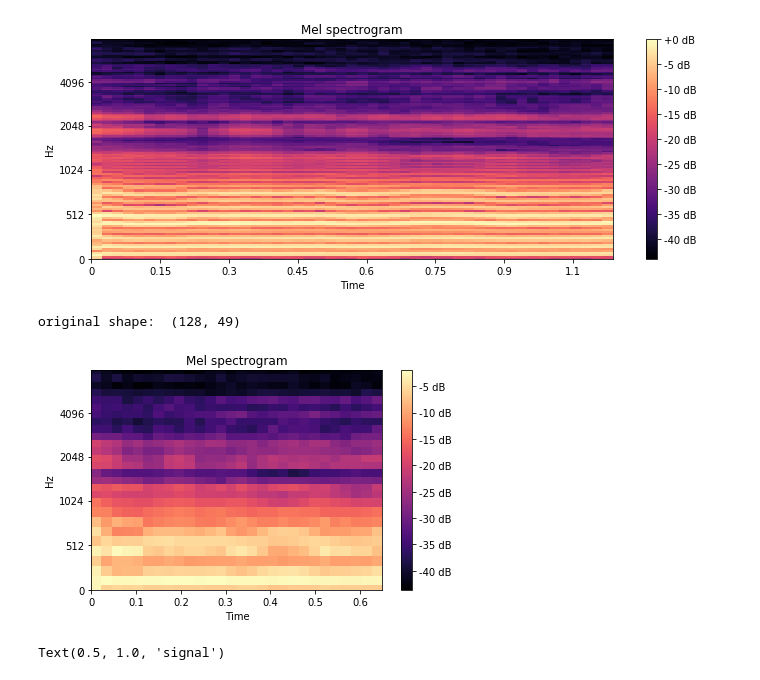
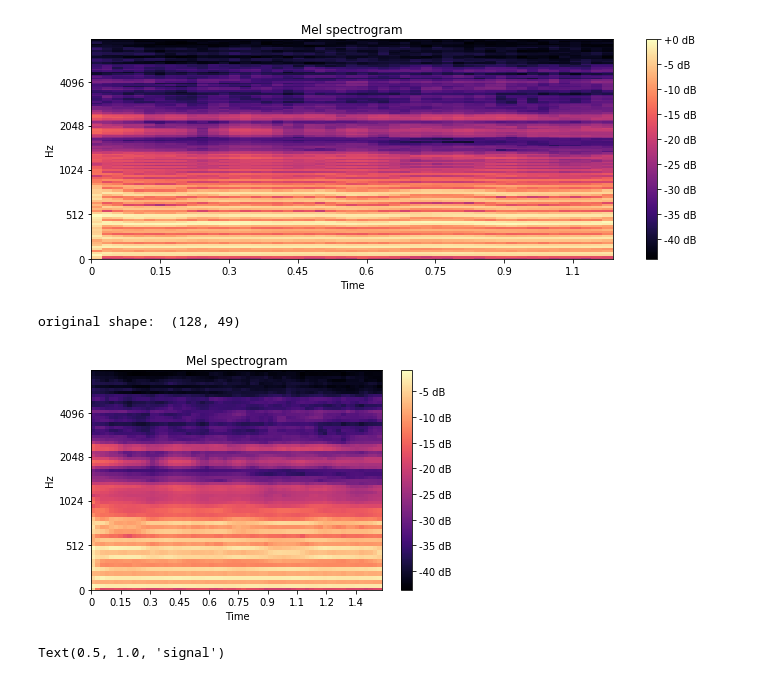
Before and after one commit to tynski/VoicePathology, a Jupyter notebook: source/CNN/get_spectogram.ipynb, the cells around one changed output. Saved outputs shown, nothing was run; the diff lists cells and outputs as text; code cells hidden in the pictures.

```diff
--- a/source/CNN/get_spectogram.ipynb
+++ b/source/CNN/get_spectogram.ipynb
@@ -50,15 +48,15 @@ plt.tight_layout()
 # %%
 import cv2
 
 print('original shape: ', librosa.power_to_db(S,ref=np.max).shape)
-img = cv2.resize(librosa.power_to_db(S,ref=np.max),(28,28))
+img = cv2.resize(librosa.power_to_db(S,ref=np.max),(64,64))
 librosa.display.specshow(img, y_axis='mel', fmax=8000, x_axis='time')
 plt.colorbar(format='%+2.0f dB')
 plt.title('Mel spectrogram')
 plt.tight_layout()
 # %% [output]
 original shape:  (128, 49)
-[figure, old version]
+[figure, new version]
 # %%
 amp, fs, n, t = readAudio('dataset/male_pathology/1930-a_n.wav')
 
```
Also changed, not shown: parts of 1 cell of this notebook, 2 other files.
